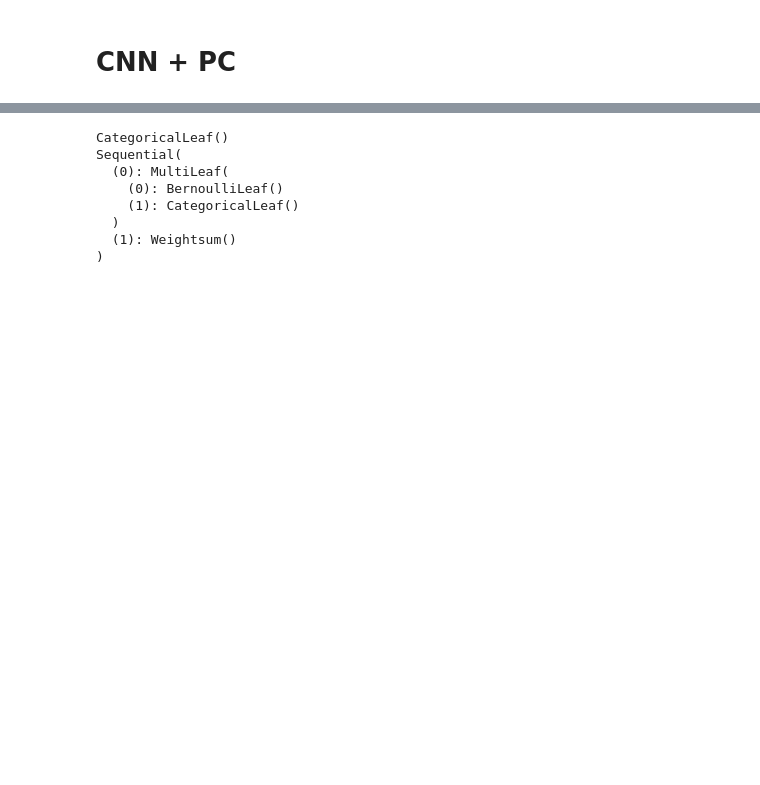
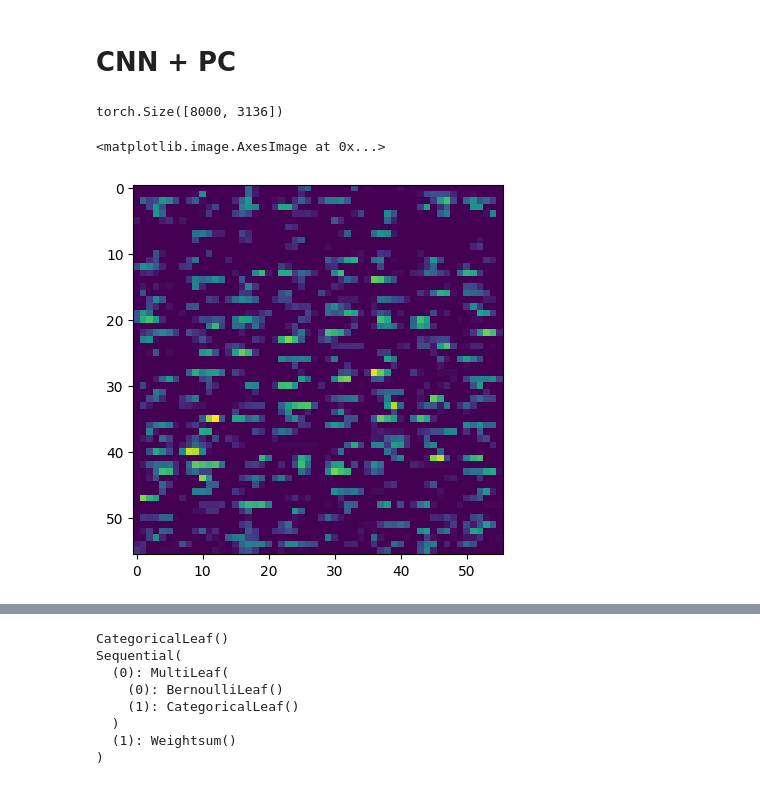
Before and after one commit to MiloszHoleksa/ProbabilisticCircuit, a Jupyter notebook: Baseline_PC.ipynb, the cells around one changed output, grey strips where cells are left out. Cells and saved outputs as stored; diff of their text form; code cells hidden in the pictures; blank space fills up the shorter version.

```diff
--- a/Baseline_PC.ipynb
+++ b/Baseline_PC.ipynb
@@ -259,10 +262,10 @@ class Model(nn.Module):
 
       return x
 
-cnn_model = Model(10)
+cnn_model_2l = Model(10)
 device = torch.device('cpu')  # use cuda or cpu
-cnn_model.to(device)
-print(cnn_model)
+cnn_model_2l.to(device)
+print(cnn_model_2l)
 # %% [output]
 Model(
   (conv1): Conv2d(1, 32, kernel_size=(3, 3), stride=(1, 1), padding=(1, 1))
@@ -343,12 +348,12 @@ import torch.optim as optim
 
 
 criterion = nn.CrossEntropyLoss()
-optimizer = optim.Adam(cnn_model.parameters(), lr=0.001)
+optimizer = optim.Adam(cnn_model_2l.parameters(), lr=0.001)
 
 # Train the model
 epochs = 10
 for epoch in range(epochs):
-    cnn_model.train()
+    cnn_model_2l.train()
     running_loss = 0.0
     for images, labels in train_loader:
         # Zero the parameter gradients
@@ -357,7 +362,7 @@ for epoch in range(epochs):
         labels = labels.long()
 
         # Forward pass
-        outputs = cnn_model(images)
+        outputs = cnn_model_2l(images)
         loss = criterion(outputs, labels)
 
         # Backward pass and optimization
@@ -367,7 +372,7 @@ for epoch in range(epochs):
         running_loss += loss.item()
 
     # Validation step
-    cnn_model.eval()
+    cnn_model_2l.eval()
     val_loss = 0.0
     correct = 0
     total = 0
@@ -375,7 +380,7 @@ for epoch in range(epochs):
         for images, labels in val_loader:
             labels = labels.long()
 
-            outputs = cnn_model(images)
+            outputs = cnn_model_2l(images)
             loss = criterion(outputs, labels)
             val_loss += loss.item()
             _, predicted = torch.max(outputs, 1)
@@ -398,7 +403,19 @@ Epoch 10/10, Training Loss: 0.0570, Validation Loss: 0.1173, Validation Accuracy
 # %% [markdown]
 # CNN + PC
 # %%
-final_conv_out = cnn_model.return_hidden(Xtrain.view(-1, 1, 28, 28))
+final_conv_out = cnn_model_2l.return_hidden(Xtrain.view(-1, 1, 28, 28))
+# %%
+final_conv_out.shape
+# %% [output]
+torch.Size([8000, 3136])
+# %%
+final_conv_out[0]
+from matplotlib import pyplot as plt
+
+plt.imshow(final_conv_out[0].detach().numpy().reshape(56, 56))
+# %% [output]
+<matplotlib.image.AxesImage at 0x...>
+[figure, added]
 # %%
 Xtrain_mixed = final_conv_out
 Xtrain_mixed = Xtrain_mixed > 0
```
Also changed, not shown: parts of 8 cells of this notebook.
